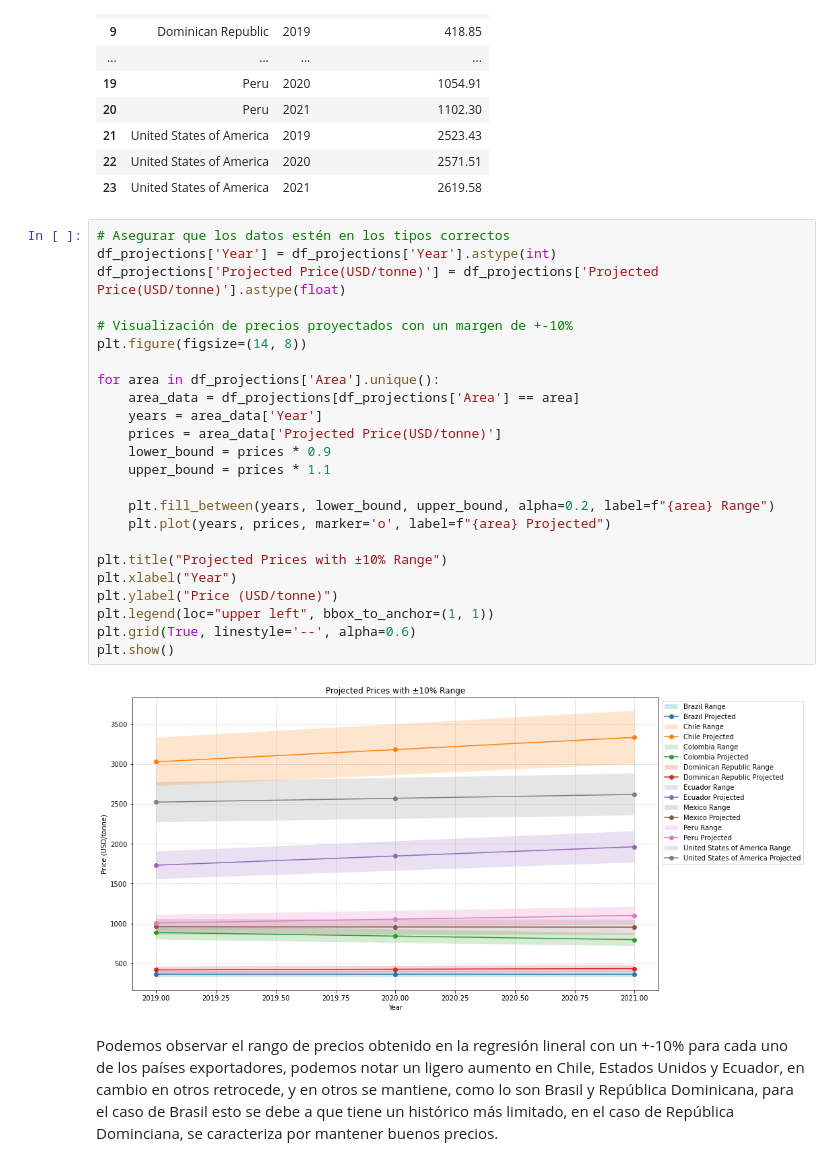
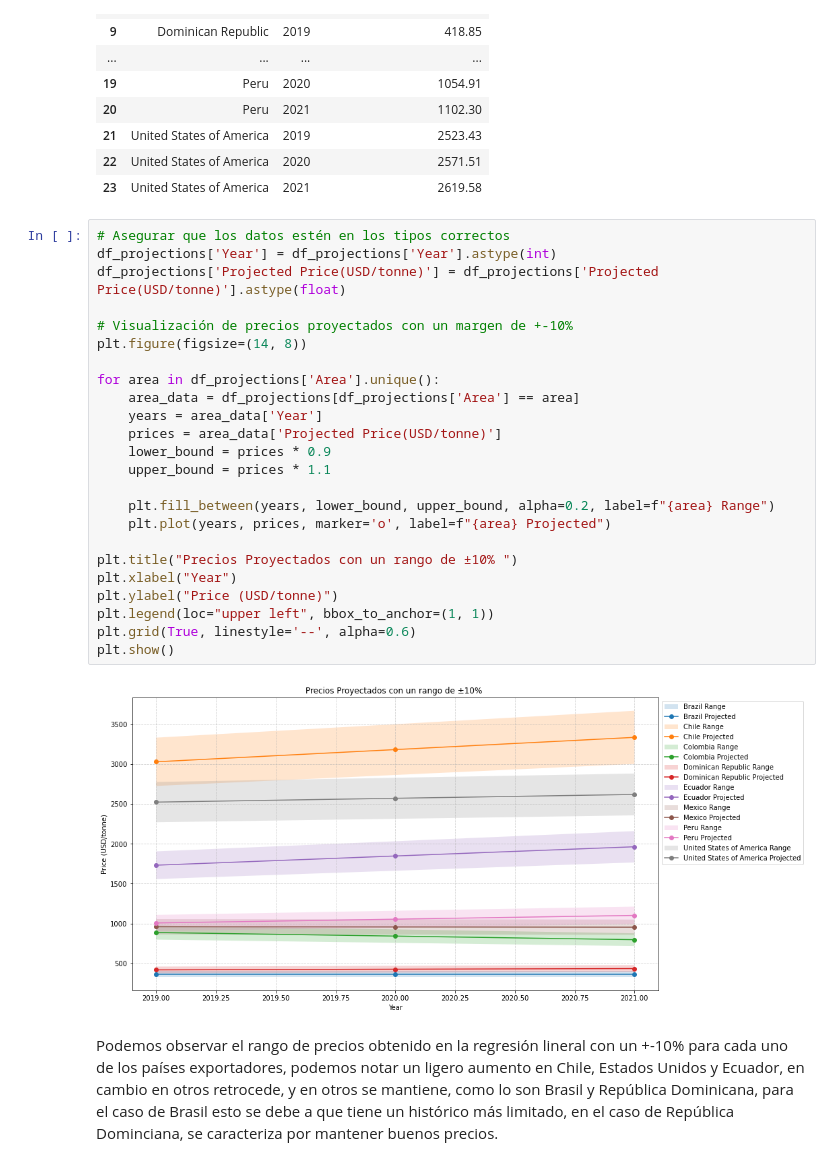
Before and after one commit to Julix4/AvoEconomics, a Jupyter notebook: Proveedores-analisis.ipynb, the cells around one changed output. Saved outputs shown, nothing was run; the diff lists cells and outputs as text.

```diff
--- a/Proveedores-analisis.ipynb
+++ b/Proveedores-analisis.ipynb
@@ -360,29 +378,29 @@ df_projections.round(2)
 # %%
 # Asegurar que los datos estén en los tipos correctos
 df_projections['Year'] = df_projections['Year'].astype(int)
 df_projections['Projected Price(USD/tonne)'] = df_projections['Projected Price(USD/tonne)'].astype(float)
 
 # Visualización de precios proyectados con un margen de +-10%
 plt.figure(figsize=(14, 8))
 
 for area in df_projections['Area'].unique():
     area_data = df_projections[df_projections['Area'] == area]
     years = area_data['Year']
     prices = area_data['Projected Price(USD/tonne)']
     lower_bound = prices * 0.9
     upper_bound = prices * 1.1
 
     plt.fill_between(years, lower_bound, upper_bound, alpha=0.2, label=f"{area} Range")
     plt.plot(years, prices, marker='o', label=f"{area} Projected")
 
-plt.title("Projected Prices with ±10% Range")
+plt.title("Precios Proyectados con un rango de ±10% ")
 plt.xlabel("Year")
 plt.ylabel("Price (USD/tonne)")
 plt.legend(loc="upper left", bbox_to_anchor=(1, 1))
 plt.grid(True, linestyle='--', alpha=0.6)
 plt.show()
 # %% [output]
-[figure, old version]
+[figure, new version]
 # %% [markdown]
 Podemos observar el rango de precios obtenido en la regresión lineral con un +-10% para cada uno de los países exportadores, podemos notar un ligero aumento en Chile, Estados Unidos y Ecuador, en cambio en otros retrocede, y en otros se mantiene, como lo son Brasil y República Dominicana, para el caso de Brasil esto se debe a que tiene un histórico más limitado, en el caso de República Dominciana, se caracteriza por mantener buenos precios.
 # %%
```
Also changed, not shown: parts of 8 cells of this notebook, 14 other files.
